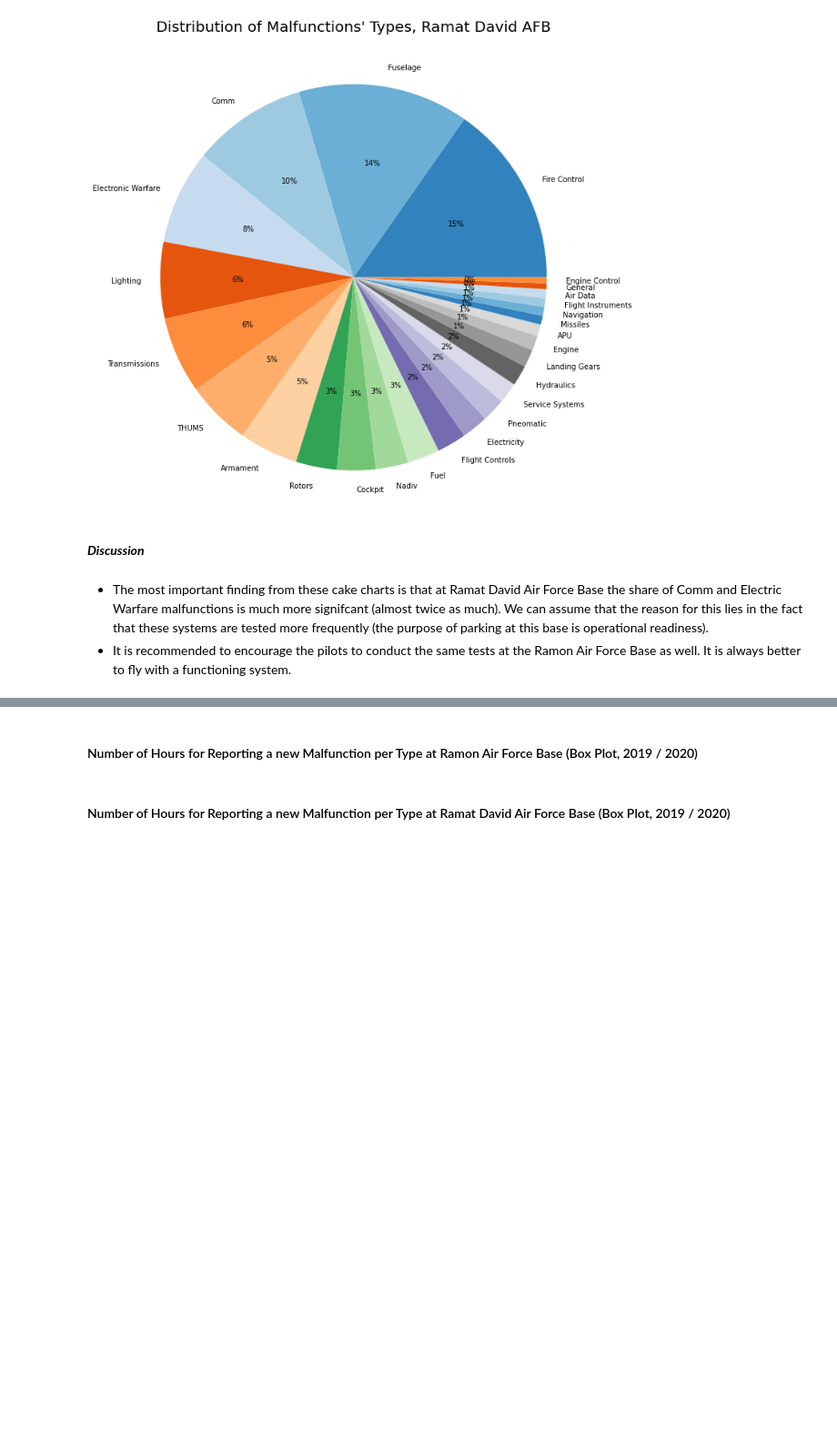
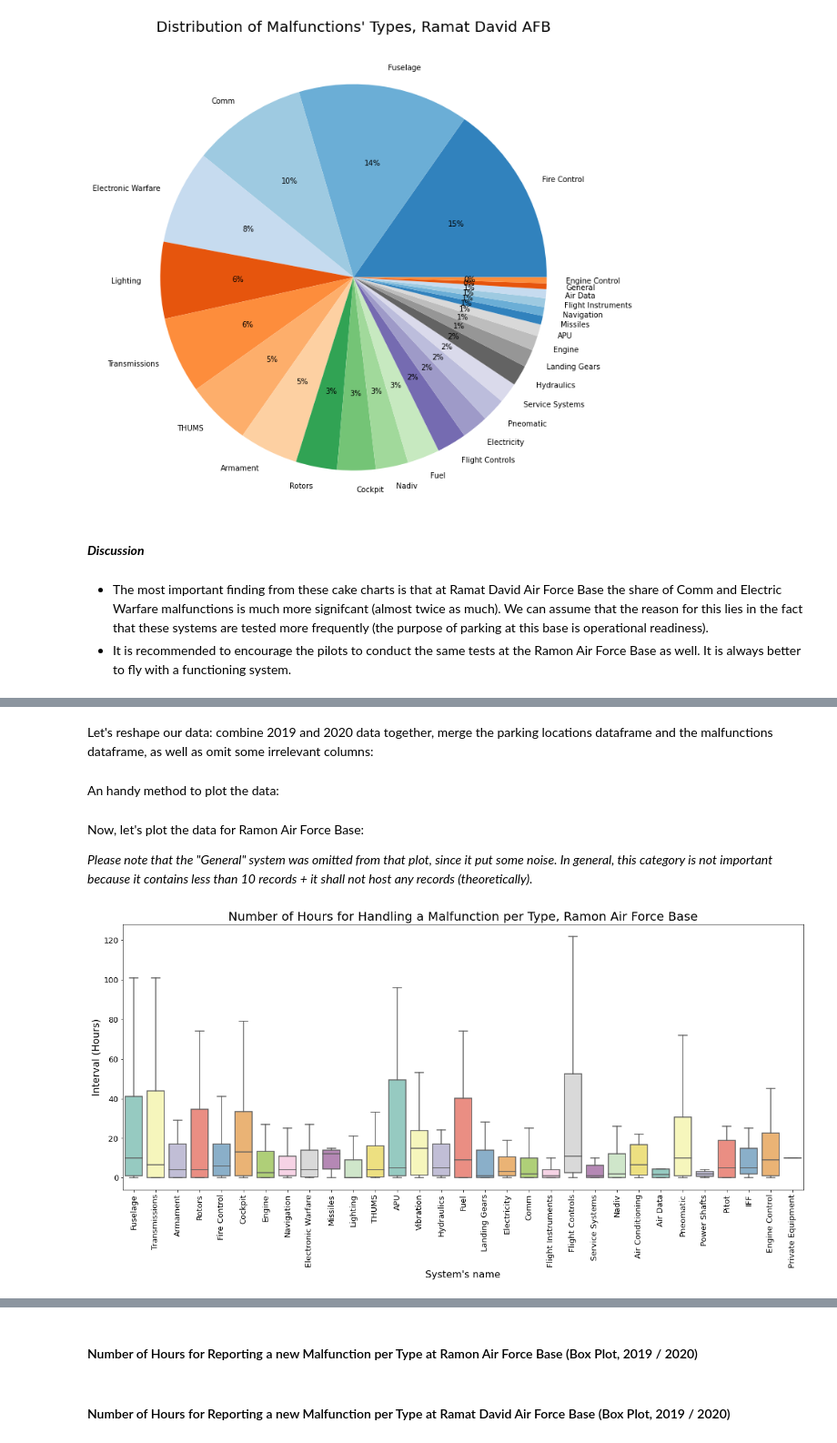
Before and after one commit to elront/Data_Sceince_Project, a Jupyter notebook: Data_science_workshop_project.ipynb, the cells around one changed output, grey strips where cells are left out. Shown at 91% size. Drawn from its saved outputs; the diff is of its cells as text; code cells hidden in the pictures; blank space fills up the shorter version.

```diff
--- a/Data_science_workshop_project.ipynb
+++ b/Data_science_workshop_project.ipynb
@@ -2000,0 +2004,52 @@ plot_dis_malf_system(unified_malf_df, 1, "Ramat David AFB")
+# %% [markdown]
+Let's reshape our data: combine 2019 and 2020 data together, merge the parking locations dataframe and the malfunctions dataframe, as well as omit some irrelevant columns:
+# %%
+# Concat 2019 and 2020 malfunctions and parking data.
+unified_malf_df = pd.concat([malf_df_2019, malf_df_2020])
+unified_parking_df = pd.concat([parking_df_2019, parking_df_2020])
+
+# Change the "Registration Time" to include just the date, omitting the specific time.
+unified_malf_df['Registration Time'] = unified_malf_df['Registration Time'].dt.normalize()
+
+# Merge (join) the two dataframes, to have a parking location next to each record.
+unified_malf_parking_df = unified_malf_df.merge(unified_parking_df,  how='inner',
+                                        left_on=['Tail Number','Registration Time'], right_on = ['Tail Number','Date'])
+
+# Convert the malfunction handling duration to hours.
+unified_malf_parking_df["Malfunction Handling Duration"] = \
+    pd.to_numeric(unified_malf_parking_df["Malfunction Handling Duration"].dt.total_seconds()//3600)
+
+# Drop some irrelevant columns.
+unified_malf_parking_df.drop(columns=['Tail Number', 'Sub-System', 'Registration Time', 'Closing Time',
+                                      'Validated?', 'Register Profession', 'Closer Profession'], inplace = True)
+
+# Omit the "General" system records, since them putting some noise to the data.
+# This category is not important because it contains less than 10 records + it shall not host any records (theoretically).
+unified_malf_parking_df.drop(unified_malf_parking_df.loc[unified_malf_parking_df["System"] == "General"].index, inplace = True)
+# %% [markdown]
+An handy method to plot the data:
+# %%
+def plot_hand_interval_malf_system(unified_malf_parking_df, location, title):
+    # Determine the plot's size.
+    plt.figure(figsize=(20, 8))
+
+    # Plot the data.
+    plot = sns.boxplot(x = "System", y = "Malfunction Handling Duration",
+                        data = unified_malf_parking_df.loc[unified_malf_parking_df["Parking Location"] == location],
+                        showfliers = False, palette = "Set3")
+
+    # Modify plot design and lables.
+    plot.set_title("Number of Hours for Handling a Malfunction per Type, {0}".format(title), fontsize = 20)
+    plot.set_xlabel("System's name", fontsize = 16)
+    plot.set_ylabel("Interval (Hours)", fontsize = 16)
+    plot.set_xticklabels(plot.get_xticklabels(), rotation = 90)
+    plot.tick_params(labelsize = 13)
+# %% [markdown]
+Now, let's plot the data for Ramon Air Force Base:
+
+*Please note that the "General" system was omitted from that plot, since it put some noise.
+In general, this category is not important because it contains less than 10 records + it shall not host any records (theoretically).*
+# %%
+plot_hand_interval_malf_system(unified_malf_parking_df, 25, "Ramon Air Force Base")
+# %% [output]
+[figure, added]
```
Also changed, not shown: parts of 36 cells of this notebook.
